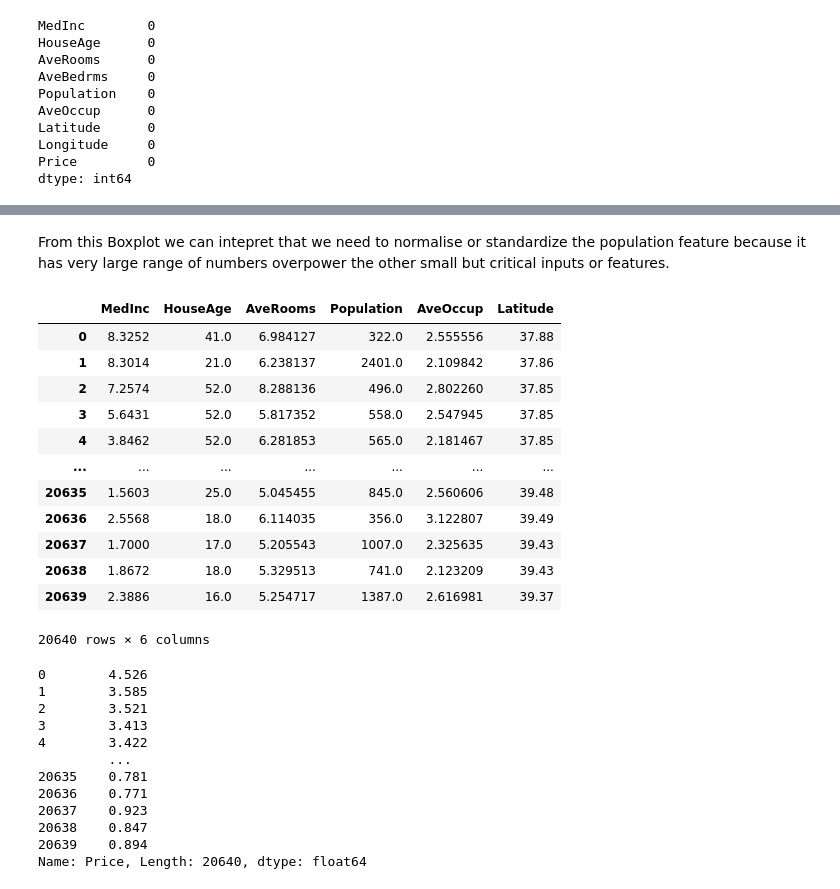
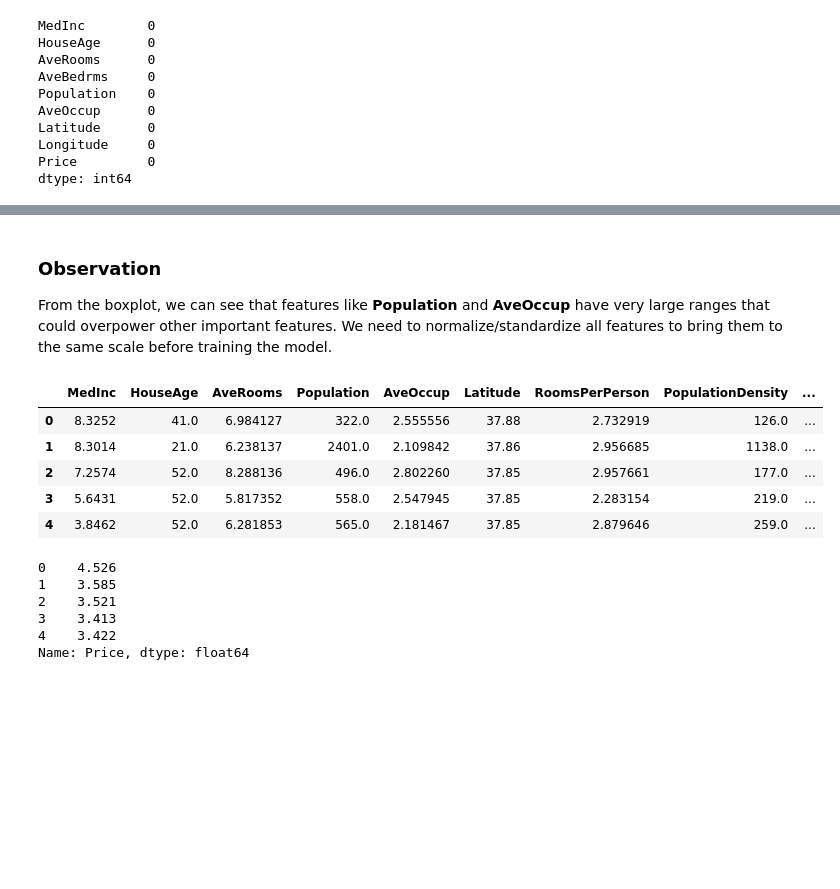
Before and after one commit to rudrapratap601/Analytics-ML-Projects, a Jupyter notebook: house_price_prediction/house_price_prediction_model.ipynb, the cells around one changed output, grey strips where cells are left out. Saved outputs shown, nothing was run; the diff lists cells and outputs as text; code cells hidden in the pictures; blank space fills up the shorter version.

```diff
--- a/house_price_prediction/house_price_prediction_model.ipynb
+++ b/house_price_prediction/house_price_prediction_model.ipynb
@@ -171,5 +184,29 @@ So, we can drop one feature between AveBedrms and AveRooms and one feature from
 # %%
-# Dropping features AveBedrms and Longitude
-df = df.drop(columns = ["AveBedrms", "Longitude"])
+# Dropping highly correlated features
+df = df.drop(columns=["AveBedrms", "Longitude"])
+
+# Creating new engineered features
+# 1. Rooms per person (housing quality indicator)
+df['RoomsPerPerson'] = df['AveRooms'] / df['AveOccup']
+
+# 2. Bedroom ratio (proportion of bedrooms - but we dropped AveBedrms, so skip this)
+
+# 3. Population density indicator
+df['PopulationDensity'] = df['Population'] / df['AveOccup']
+
+# 4. Income-Age interaction (wealth accumulation over time)
+df['IncomeAge'] = df['MedInc'] * df['HouseAge']
+
+# 5. Location-Income interaction (wealthy areas)
+df['IncomeLatitude'] = df['MedInc'] * df['Latitude']
+
+# 6. Polynomial features for MedInc (most important feature)
+df['MedInc_squared'] = df['MedInc'] ** 2
+df['MedInc_cubed'] = df['MedInc'] ** 3
+
+# 7. Log transformation for skewed features
+df['Log_Population'] = np.log1p(df['Population'])
+df['Log_AveOccup'] = np.log1p(df['AveOccup'])
+
 df.head()
 # %% [output]
@@ -189,3 +228,5 @@ sns.boxplot(df)
 # %% [markdown]
-From this Boxplot we can intepret that we need to normalise or standardize the population feature because it has very large range of numbers overpower the other small but critical inputs or features.
+### Observation
+
+From the boxplot, we can see that features like **Population** and **AveOccup** have very large ranges that could overpower other important features. We need to normalize/standardize all features to bring them to the same scale before training the model.
 # %%
@@ -195,32 +238,21 @@ Y = df["Price"]
 # %%
-X
+# Preview of features
+X.head()
 # %% [output]
-|  | MedInc | HouseAge | AveRooms | Population | AveOccup | Latitude |
-| 0 | 8.3252 | 41.0 | 6.984127 | 322.0 | 2.555556 | 37.88 |
-| 1 | 8.3014 | 21.0 | 6.238137 | 2401.0 | 2.109842 | 37.86 |
-| 2 | 7.2574 | 52.0 | 8.288136 | 496.0 | 2.802260 | 37.85 |
-| 3 | 5.6431 | 52.0 | 5.817352 | 558.0 | 2.547945 | 37.85 |
-| 4 | 3.8462 | 52.0 | 6.281853 | 565.0 | 2.181467 | 37.85 |
-| ... | ... | ... | ... | ... | ... | ... |
-| 20635 | 1.5603 | 25.0 | 5.045455 | 845.0 | 2.560606 | 39.48 |
-| 20636 | 2.5568 | 18.0 | 6.114035 | 356.0 | 3.122807 | 39.49 |
-| 20637 | 1.7000 | 17.0 | 5.205543 | 1007.0 | 2.325635 | 39.43 |
-| 20638 | 1.8672 | 18.0 | 5.329513 | 741.0 | 2.123209 | 39.43 |
-| 20639 | 2.3886 | 16.0 | 5.254717 | 1387.0 | 2.616981 | 39.37 |
+|  | MedInc | HouseAge | AveRooms | Population | AveOccup | Latitude | RoomsPerPerson | PopulationDensity | ... |
+| 0 | 8.3252 | 41.0 | 6.984127 | 322.0 | 2.555556 | 37.88 | 2.732919 | 126.0 | ... |
+| 1 | 8.3014 | 21.0 | 6.238137 | 2401.0 | 2.109842 | 37.86 | 2.956685 | 1138.0 | ... |
+| 2 | 7.2574 | 52.0 | 8.288136 | 496.0 | 2.802260 | 37.85 | 2.957661 | 177.0 | ... |
+| 3 | 5.6431 | 52.0 | 5.817352 | 558.0 | 2.547945 | 37.85 | 2.283154 | 219.0 | ... |
+| 4 | 3.8462 | 52.0 | 6.281853 | 565.0 | 2.181467 | 37.85 | 2.879646 | 259.0 | ... |
-20640 rows × 6 columns
 # %%
-Y
+# Preview of target variable
+y.head()
 # %% [output]
-0        4.526
-1        3.585
-2        3.521
-3        3.413
-4        3.422
-         ...
-20635    0.781
-20636    0.771
-20637    0.923
-20638    0.847
-20639    0.894
-Name: Price, Length: 20640, dtype: float64
+0    4.526
+1    3.585
+2    3.521
+3    3.413
+4    3.422
+Name: Price, dtype: float64
 # %%
```
Also changed, not shown: parts of 34 cells of this notebook, 11 other files.
